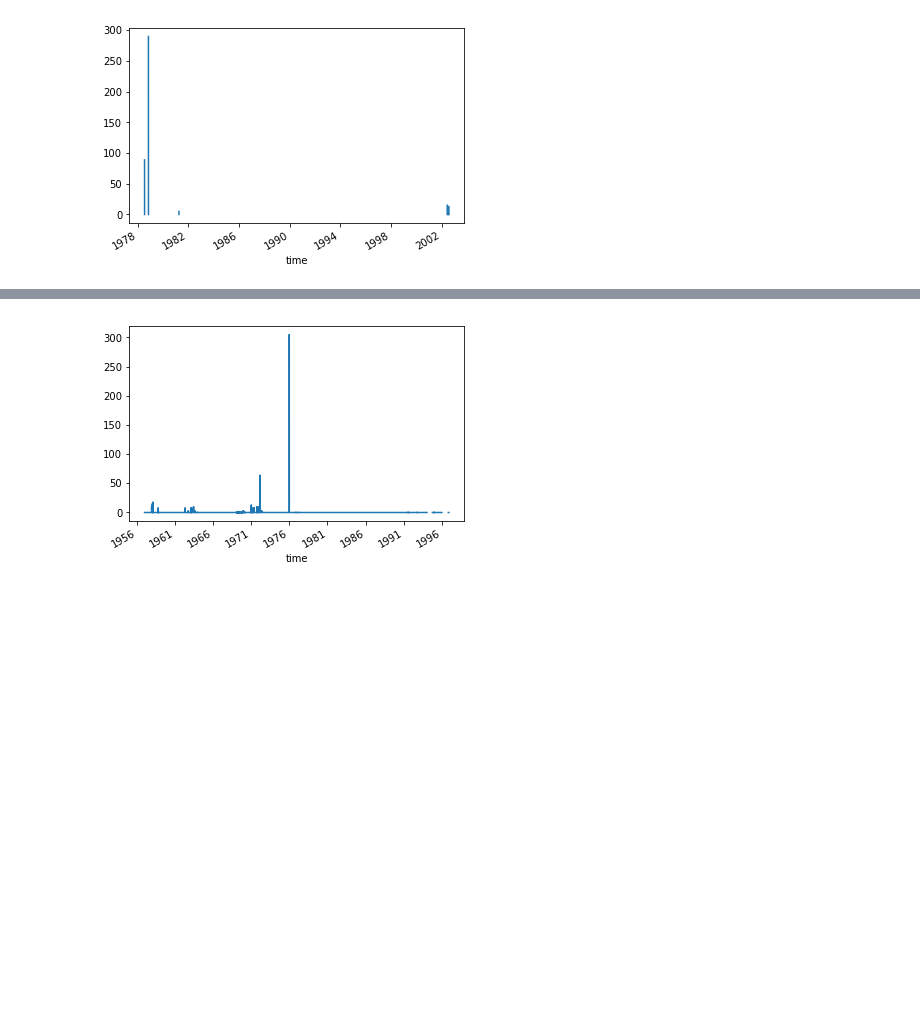
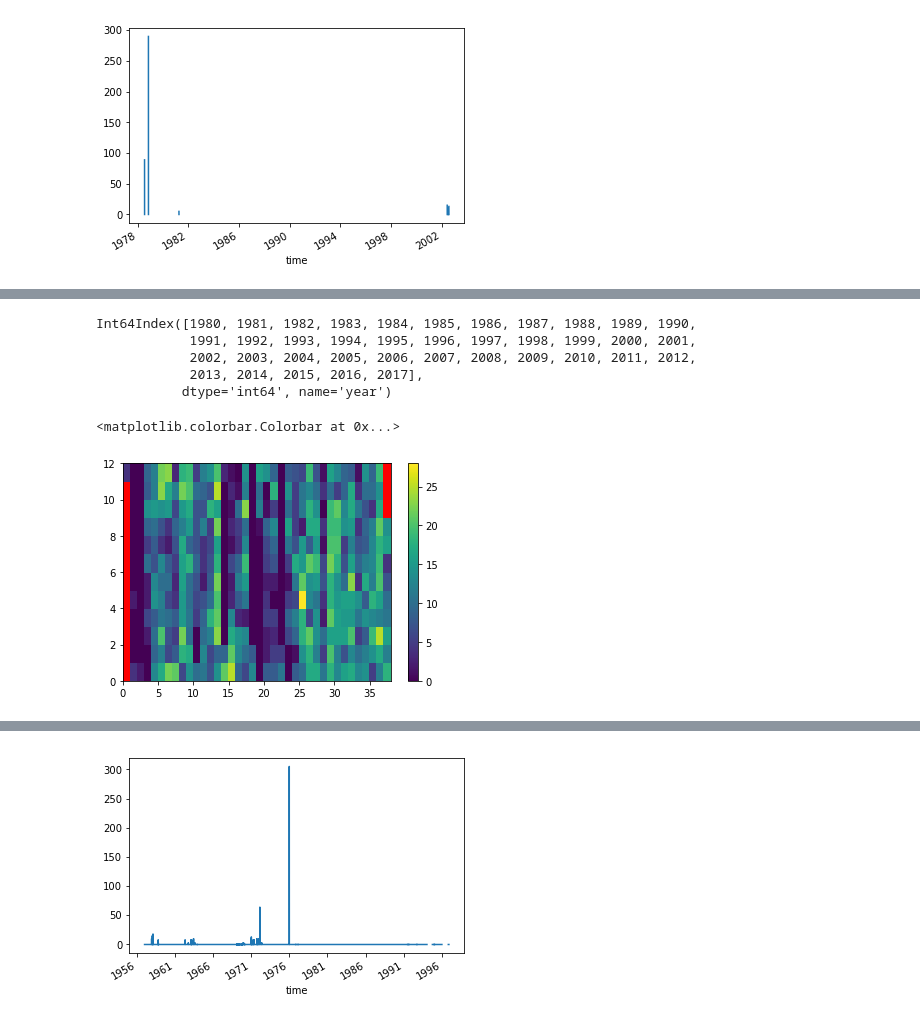
Before and after one commit to betaplane/cezanne, a Jupyter notebook: notebooks/Antarctica/PRCP_stations.ipynb, the cells around one changed output, grey strips where cells are left out. Saved outputs shown, nothing was run; the diff lists cells and outputs as text; code cells hidden in the pictures; blank space fills up the shorter version.

```diff
--- a/notebooks/Antarctica/PRCP_stations.ipynb
+++ b/notebooks/Antarctica/PRCP_stations.ipynb
@@ -42,3 +38,6 @@ P['AYW00057401'].plot(); # Ellsworth
 P['AYM00089022'].plot(); # Halley
 # %% [output]
 [figure]
+# %%
+st = 'AYM00089034' # Belgrano II
+p = P[st] / 10
@@ -45,3 +64,27 @@ P['AYM00089022'].plot(); # Halley
+# %%
+pr = p.dropna().resample('MS').count()
+# %%
+pp.index
+# %% [output]
+Int64Index([1980, 1981, 1982, 1983, 1984, 1985, 1986, 1987, 1988, 1989, 1990,
+            1991, 1992, 1993, 1994, 1995, 1996, 1997, 1998, 1999, 2000, 2001,
+            2002, 2003, 2004, 2005, 2006, 2007, 2008, 2009, 2010, 2011, 2012,
+            2013, 2014, 2015, 2016, 2017],
+           dtype='int64', name='year')
+# %%
+py = pr.index.year.to_series()
+py.index = pr.index
+pm = pr.index.month.to_series()
+pm.index = pr.index
+pp = pd.concat((pr, py, pm), 1, keys=['count', 'year', 'month']).pivot('year', 'month', 'count')
+# %%
+plt.figure()
+pl = plt.pcolormesh(pp.T, vmin=np.nanmin(pp), vmax=np.nanmax(pp))
+pl.cmap.set_under('red')
+plt.colorbar()
+# %% [output]
+<matplotlib.colorbar.Colorbar at 0x...>
+[figure, added]
 # %%
 st = 'AYM00089034' # Belgrano II
 
```
Also changed, not shown: parts of 6 cells of this notebook, 4 other files.
